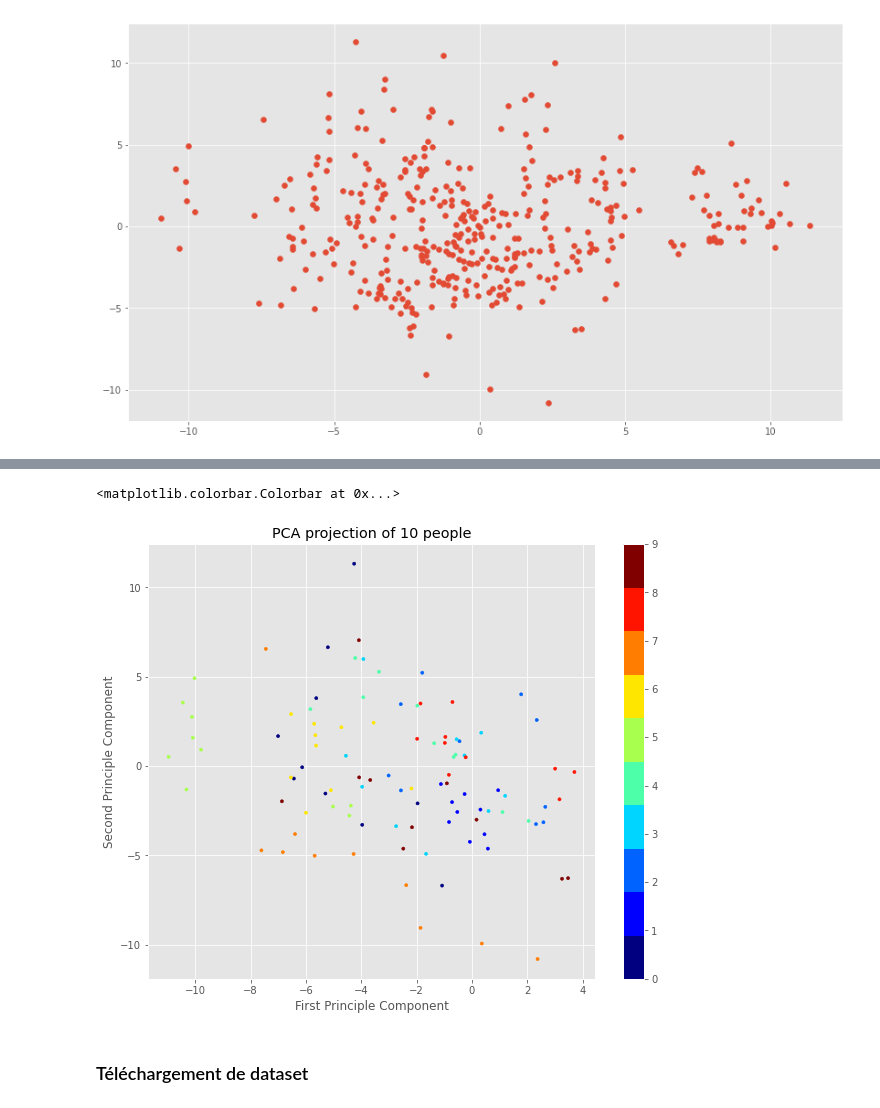
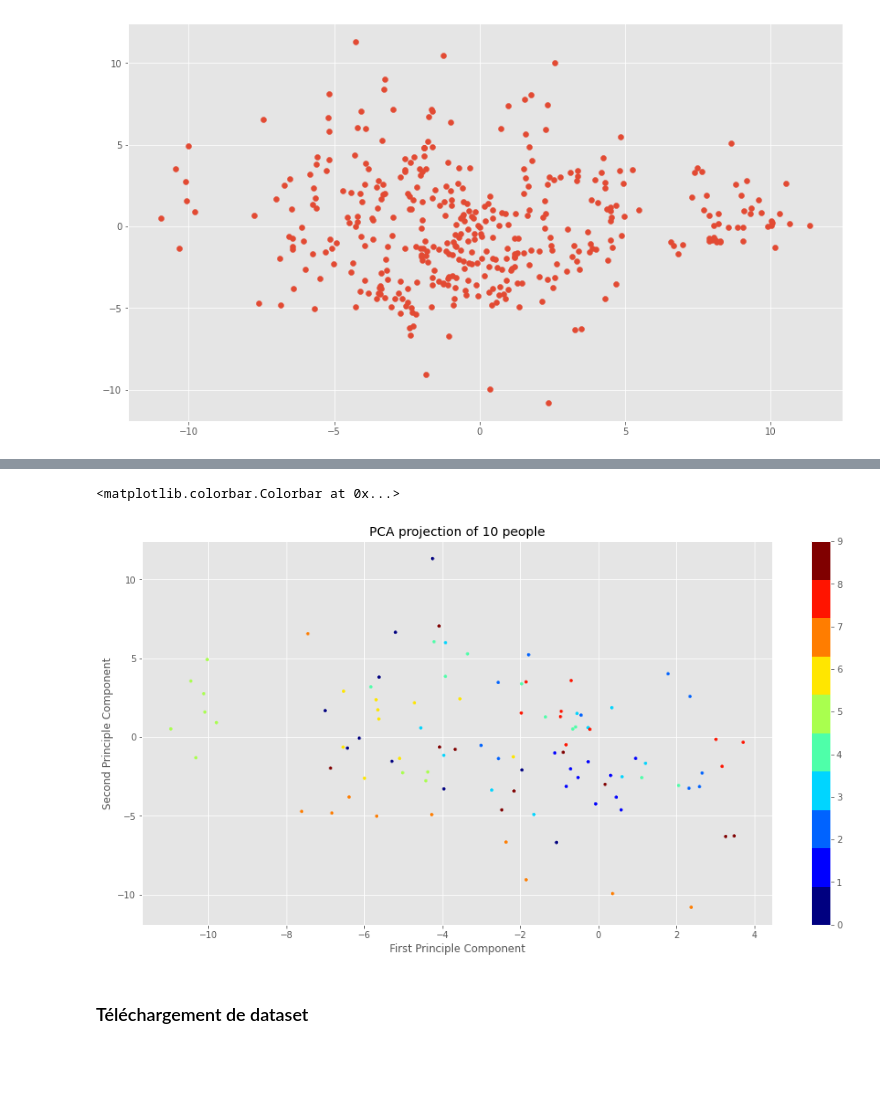
Before and after one commit to essanhaji/face_recognition_pca, a Jupyter notebook: main.ipynb, the cells around one changed output, grey strips where cells are left out. Saved outputs shown, nothing was run; the diff lists cells and outputs as text; code cells hidden in the pictures; blank space fills up the shorter version.

```diff
--- a/main.ipynb
+++ b/main.ipynb
@@ -258,22 +240,22 @@ print(X_pca[0:, 1])
 # %%
 number_of_people=10
 index_range=number_of_people*10
-fig=plt.figure(figsize=(10,8))
+fig=plt.figure(figsize=(16,8))
 ax=fig.add_subplot(1,1,1)
 scatter=ax.scatter(X_pca[:index_range,0],
             X_pca[:index_range,1],
             c=target[:index_range],
             s=10,
             cmap=plt.get_cmap('jet', number_of_people))
 
 ax.set_xlabel("First Principle Component")
 ax.set_ylabel("Second Principle Component")
 ax.set_title("PCA projection of {} people".format(number_of_people))
 
 fig.colorbar(scatter)
 # %% [output]
 <matplotlib.colorbar.Colorbar at 0x...>
-[figure, old version]
+[figure, new version]
 # %% [markdown]
 ### Téléchargement de dataset
 # %%
```
Also changed, not shown: parts of 1 cell of this notebook.
